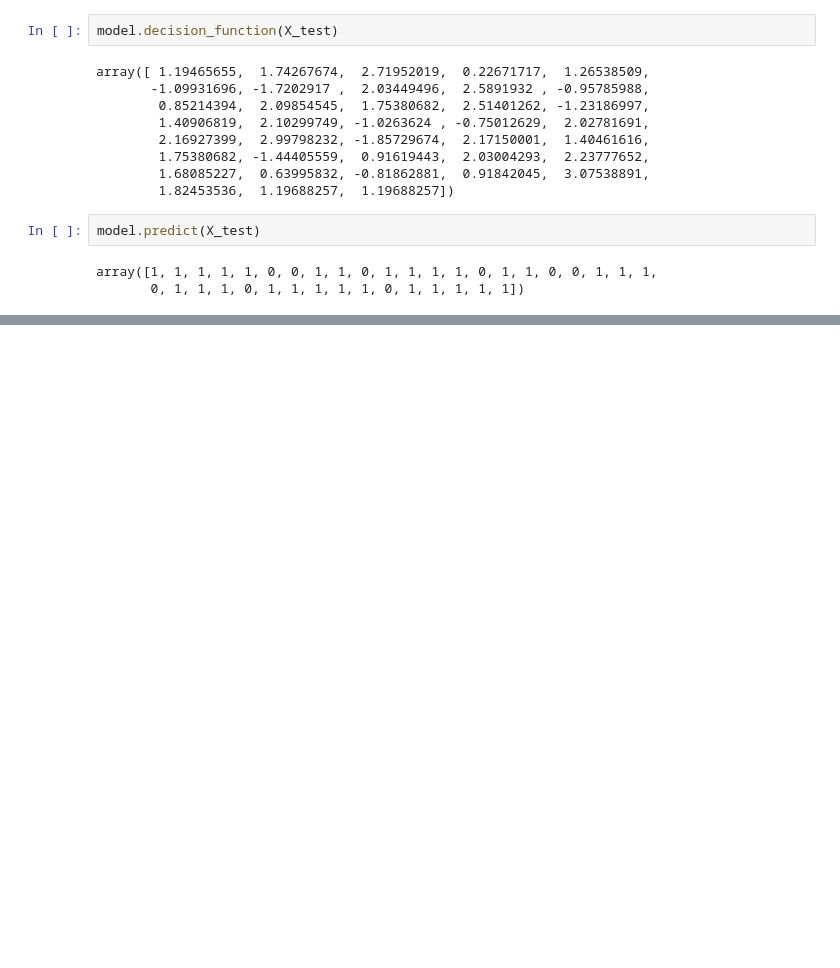
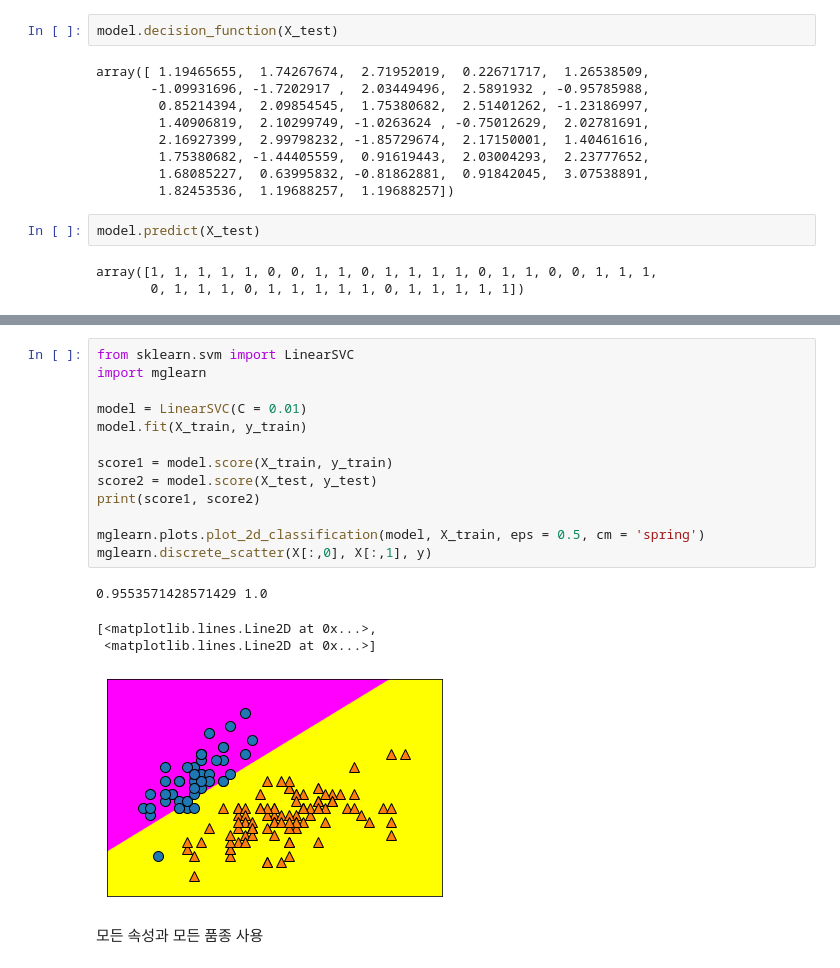
Before and after one commit to KangYunSU/KangYunsu, a Jupyter notebook: SVM_PDF.ipynb, the cells around one changed output, grey strips where cells are left out. Cells and saved outputs as stored; diff of their text form; blank space fills up the shorter version.

```diff
--- a/SVM_PDF.ipynb
+++ b/SVM_PDF.ipynb
@@ -210,0 +245,20 @@ array([1, 1, 1, 1, 1, 0, 0, 1, 1, 0, 1, 1, 1, 1, 0, 1, 1, 0, 0, 1, 1, 1,
+# %%
+from sklearn.svm import LinearSVC
+import mglearn
+
+model = LinearSVC(C = 0.01)
+model.fit(X_train, y_train)
+
+score1 = model.score(X_train, y_train)
+score2 = model.score(X_test, y_test)
+print(score1, score2)
+
+mglearn.plots.plot_2d_classification(model, X_train, eps = 0.5, cm = 'spring')
+mglearn.discrete_scatter(X[:,0], X[:,1], y)
+# %% [output]
+0.9553571428571429 1.0
+[<matplotlib.lines.Line2D at 0x...>,
+ <matplotlib.lines.Line2D at 0x...>]
+[figure, added]
+# %% [markdown]
+모든 속성과 모든 품종 사용
```
Also changed, not shown: parts of 18 cells of this notebook.
